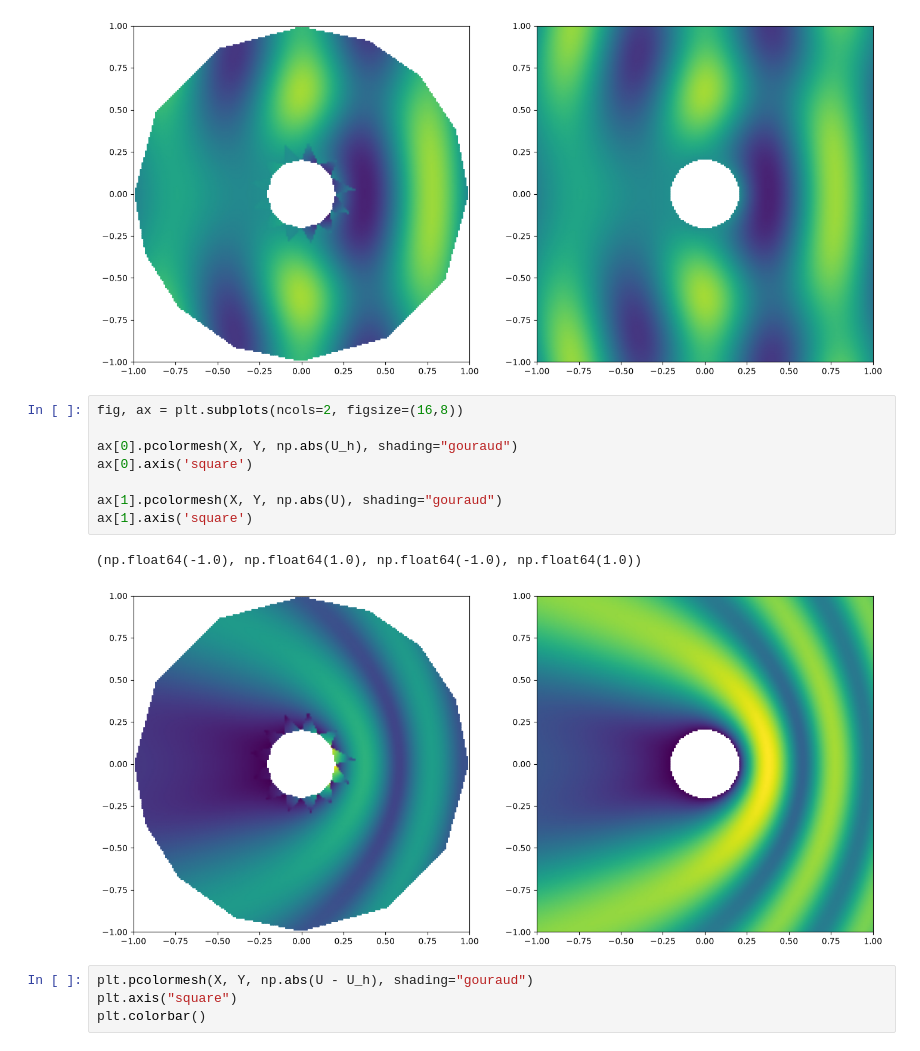
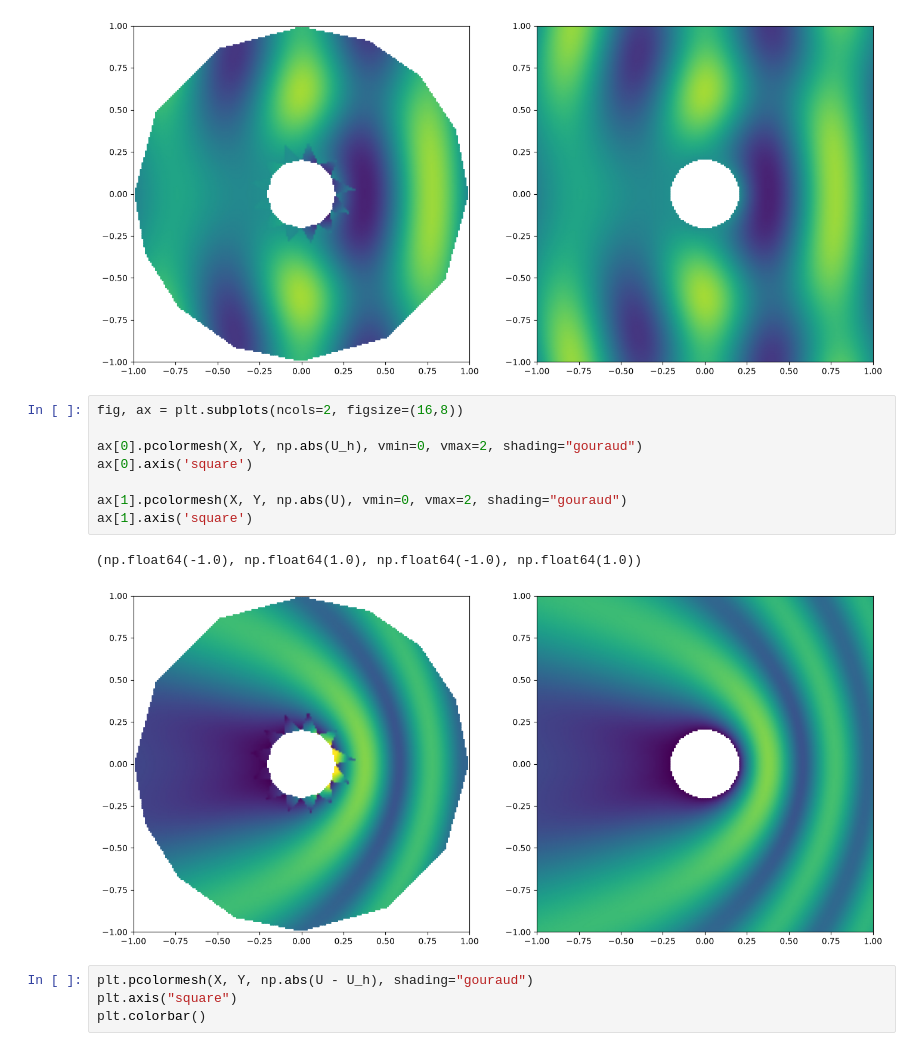
Before and after one commit to MPenaR/Trefftz, a Jupyter notebook: notebooks/open_space_usage.ipynb, the cells around one changed output. Cells and saved outputs as stored; diff of their text form.

```diff
--- a/notebooks/open_space_usage.ipynb
+++ b/notebooks/open_space_usage.ipynb
@@ -187,14 +187,14 @@ ax[1].axis('square')
 # %%
 fig, ax = plt.subplots(ncols=2, figsize=(16,8))
 
-ax[0].pcolormesh(X, Y, np.abs(U_h), shading="gouraud")
+ax[0].pcolormesh(X, Y, np.abs(U_h), vmin=0, vmax=2, shading="gouraud")
 ax[0].axis('square')
 
-ax[1].pcolormesh(X, Y, np.abs(U), shading="gouraud")
+ax[1].pcolormesh(X, Y, np.abs(U), vmin=0, vmax=2, shading="gouraud")
 ax[1].axis('square')
 # %% [output]
 (np.float64(-1.0), np.float64(1.0), np.float64(-1.0), np.float64(1.0))
-[figure, old version]
+[figure, new version]
 # %%
 plt.pcolormesh(X, Y, np.abs(U - U_h), shading="gouraud")
 plt.axis("square")
```
Also changed, not shown: 5 other files.
